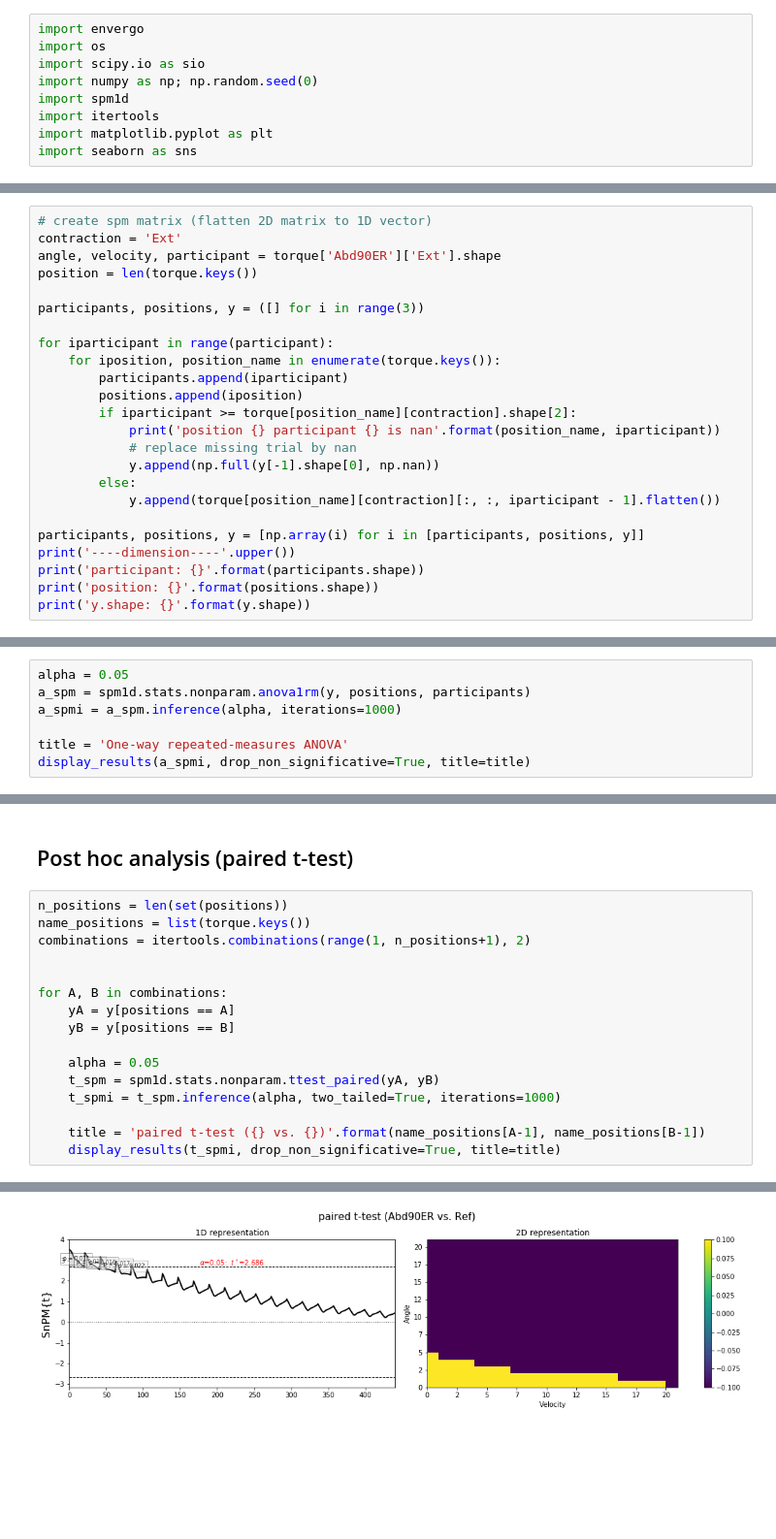
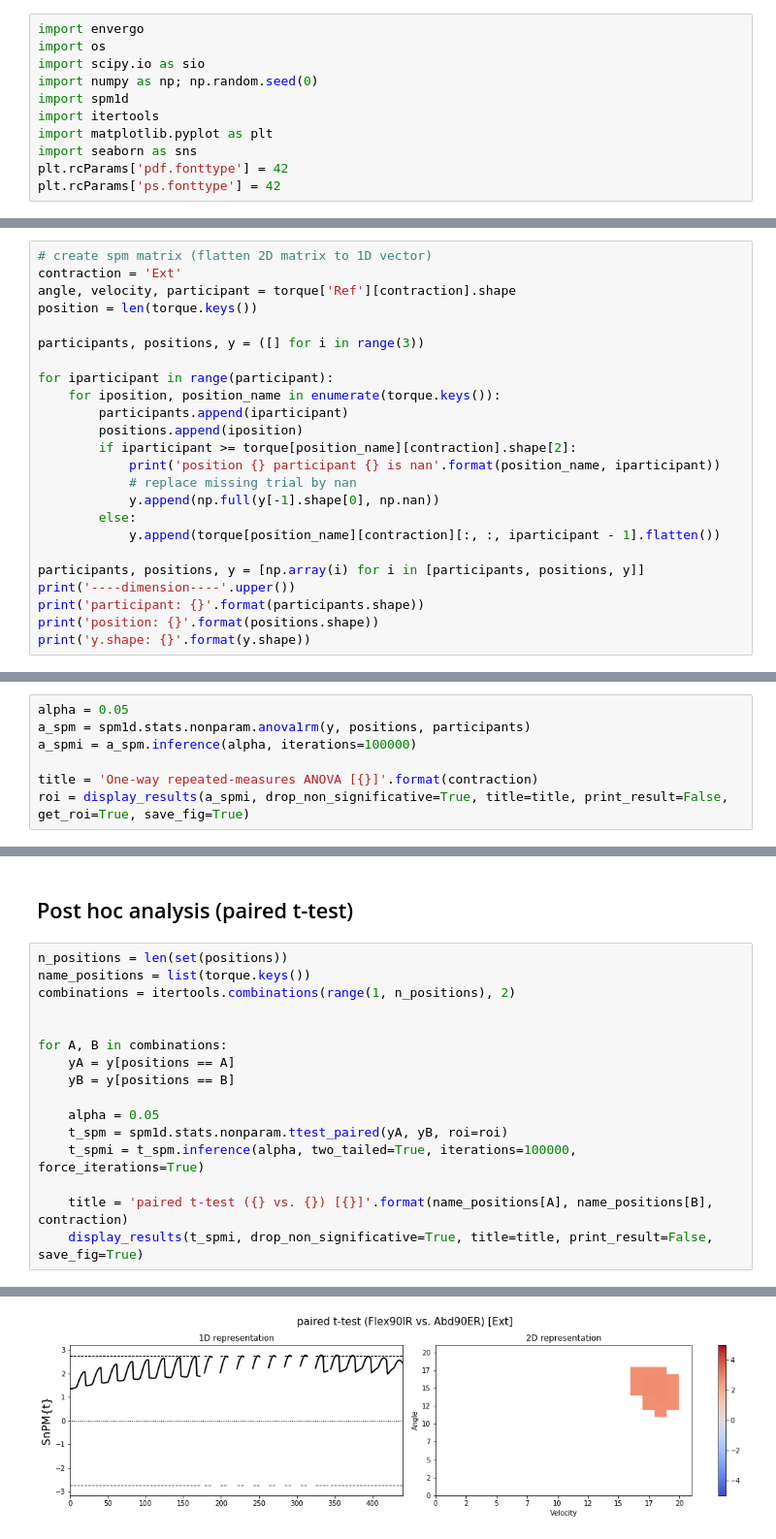
Before and after one commit to romainmartinez/envergo, a Jupyter notebook: 1_spm.ipynb, the cells around one changed output, grey strips where cells are left out. Shown: that part at 97% size. Cells and saved outputs as stored; diff of their text form; blank space fills up the shorter version.

```diff
--- a/1_spm.ipynb
+++ b/1_spm.ipynb
@@ -26,6 +26,8 @@ import spm1d
 import itertools
 import matplotlib.pyplot as plt
 import seaborn as sns
+plt.rcParams['pdf.fonttype'] = 42
+plt.rcParams['ps.fonttype'] = 42
 # %%
 data_path = '/home/romain/Desktop/envergo/meshdata/'
 files = os.listdir(data_path)
@@ -46,7 +48,7 @@ for ifile in files:
 # %%
 # create spm matrix (flatten 2D matrix to 1D vector)
 contraction = 'Ext'
-angle, velocity, participant = torque['Abd90ER']['Ext'].shape
+angle, velocity, participant = torque['Ref'][contraction].shape
 position = len(torque.keys())
 
 participants, positions, y = ([] for i in range(3))
@@ -130,7 +146,7 @@ def display_results(spm, drop_non_significative=False, title=None):
 # %%
 alpha = 0.05
 a_spm = spm1d.stats.nonparam.anova1rm(y, positions, participants)
-a_spmi = a_spm.inference(alpha, iterations=1000)
+a_spmi = a_spm.inference(alpha, iterations=100000)
 
-title = 'One-way repeated-measures ANOVA'
-display_results(a_spmi, drop_non_significative=True, title=title)
+title = 'One-way repeated-measures ANOVA [{}]'.format(contraction)
+roi = display_results(a_spmi, drop_non_significative=True, title=title, print_result=False, get_roi=True, save_fig=True)
@@ -139,7 +157,7 @@ display_results(a_spmi, drop_non_significative=True, title=title)
 # %%
 n_positions = len(set(positions))
 name_positions = list(torque.keys())
-combinations = itertools.combinations(range(1, n_positions+1), 2)
+combinations = itertools.combinations(range(1, n_positions), 2)
 
 
 for A, B in combinations:
@@ -147,9 +165,9 @@ for A, B in combinations:
     yB = y[positions == B]
 
     alpha = 0.05
-    t_spm = spm1d.stats.nonparam.ttest_paired(yA, yB)
-    t_spmi = t_spm.inference(alpha, two_tailed=True, iterations=1000)
+    t_spm = spm1d.stats.nonparam.ttest_paired(yA, yB, roi=roi)
+    t_spmi = t_spm.inference(alpha, two_tailed=True, iterations=100000, force_iterations=True)
 
-    title = 'paired t-test ({} vs. {})'.format(name_positions[A-1], name_positions[B-1])
-    display_results(t_spmi, drop_non_significative=True, title=title)
+    title = 'paired t-test ({} vs. {}) [{}]'.format(name_positions[A], name_positions[B], contraction)
+    display_results(t_spmi, drop_non_significative=True, title=title, print_result=False, save_fig=True)
 # %% [output]
@@ -173 +174 @@ Inference:
-[figure, old version]
+[figure, new version]
```
Also changed, not shown: parts of 3 cells of this notebook, 12 other files.
